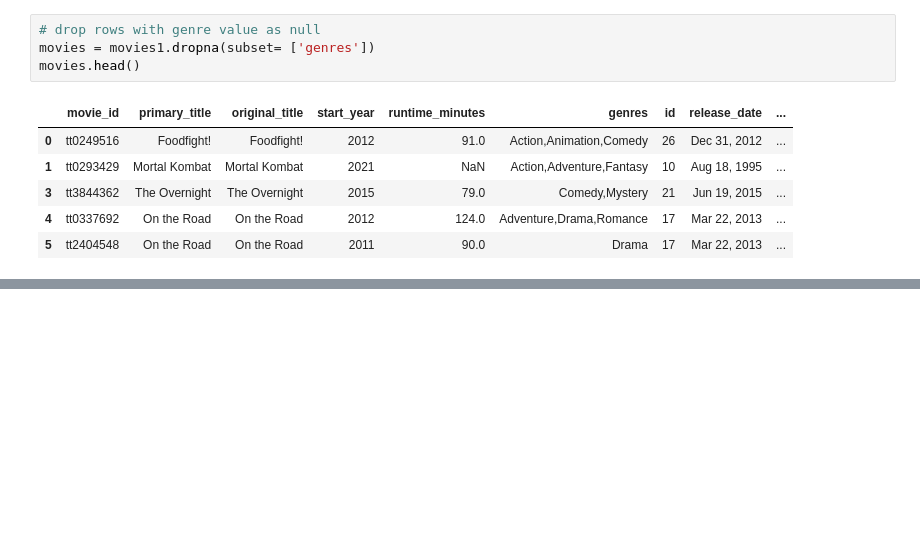
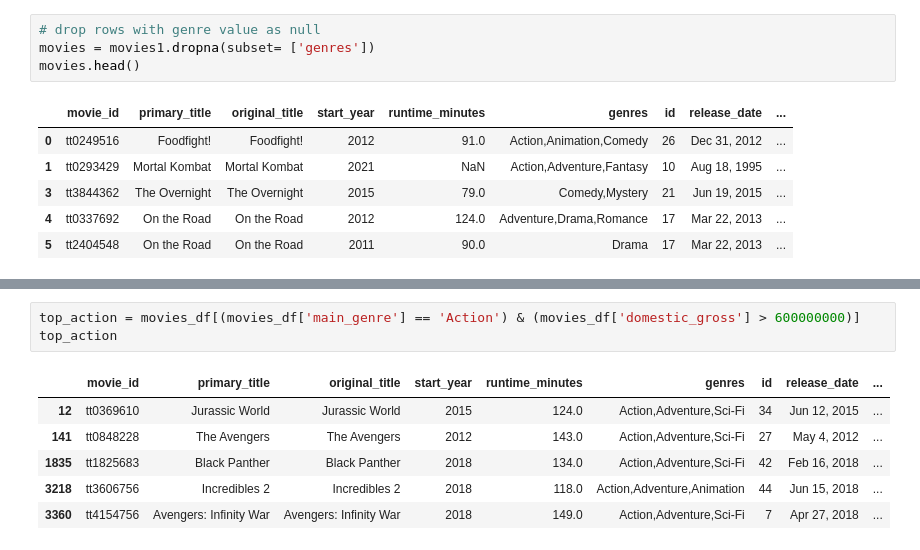
Before and after one commit to harte3/Flatiron-Capstone-Group-2, a Jupyter notebook: notebooks/alivia-vaia/Genre and Revenue.ipynb, the cells around one changed output, grey strips where cells are left out. Cells and saved outputs as stored; diff of their text form; blank space fills up the shorter version.

```diff
--- a/notebooks/alivia-vaia/Genre and Revenue.ipynb
+++ b/notebooks/alivia-vaia/Genre and Revenue.ipynb
@@ -103,0 +207,10 @@ movies.head()
+# %%
+top_action = movies_df[(movies_df['main_genre'] == 'Action') & (movies_df['domestic_gross'] > 600000000)]
+top_action
+# %% [output]
+|  | movie_id | primary_title | original_title | start_year | runtime_minutes | genres | id | release_date | ... |
+| 12 | tt0369610 | Jurassic World | Jurassic World | 2015 | 124.0 | Action,Adventure,Sci-Fi | 34 | Jun 12, 2015 | ... |
+| 141 | tt0848228 | The Avengers | The Avengers | 2012 | 143.0 | Action,Adventure,Sci-Fi | 27 | May 4, 2012 | ... |
+| 1835 | tt1825683 | Black Panther | Black Panther | 2018 | 134.0 | Action,Adventure,Sci-Fi | 42 | Feb 16, 2018 | ... |
+| 3218 | tt3606756 | Incredibles 2 | Incredibles 2 | 2018 | 118.0 | Action,Adventure,Animation | 44 | Jun 15, 2018 | ... |
+| 3360 | tt4154756 | Avengers: Infinity War | Avengers: Infinity War | 2018 | 149.0 | Action,Adventure,Sci-Fi | 7 | Apr 27, 2018 | ... |
```
Also changed, not shown: parts of 23 cells of this notebook, 4 other files.
